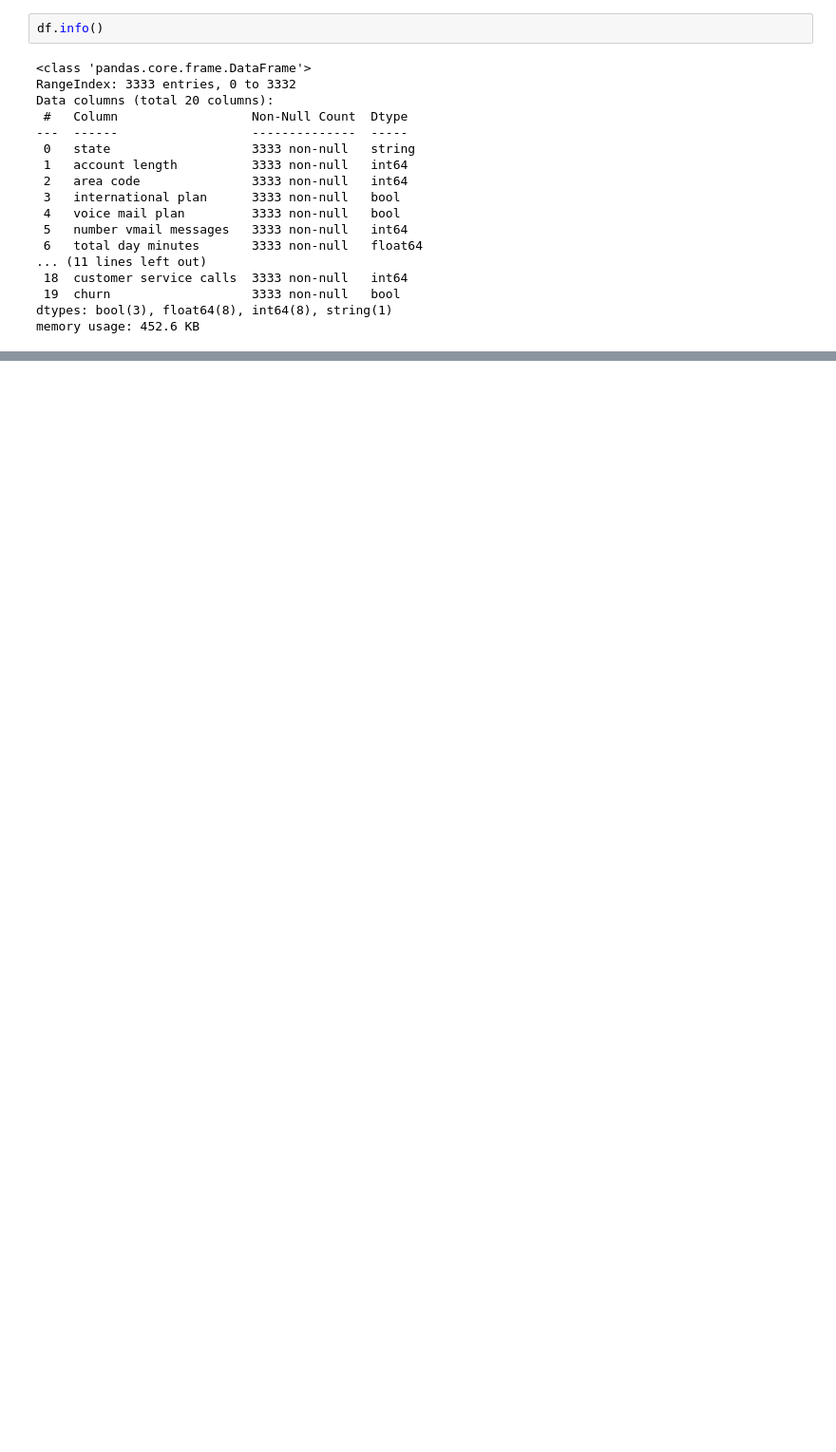
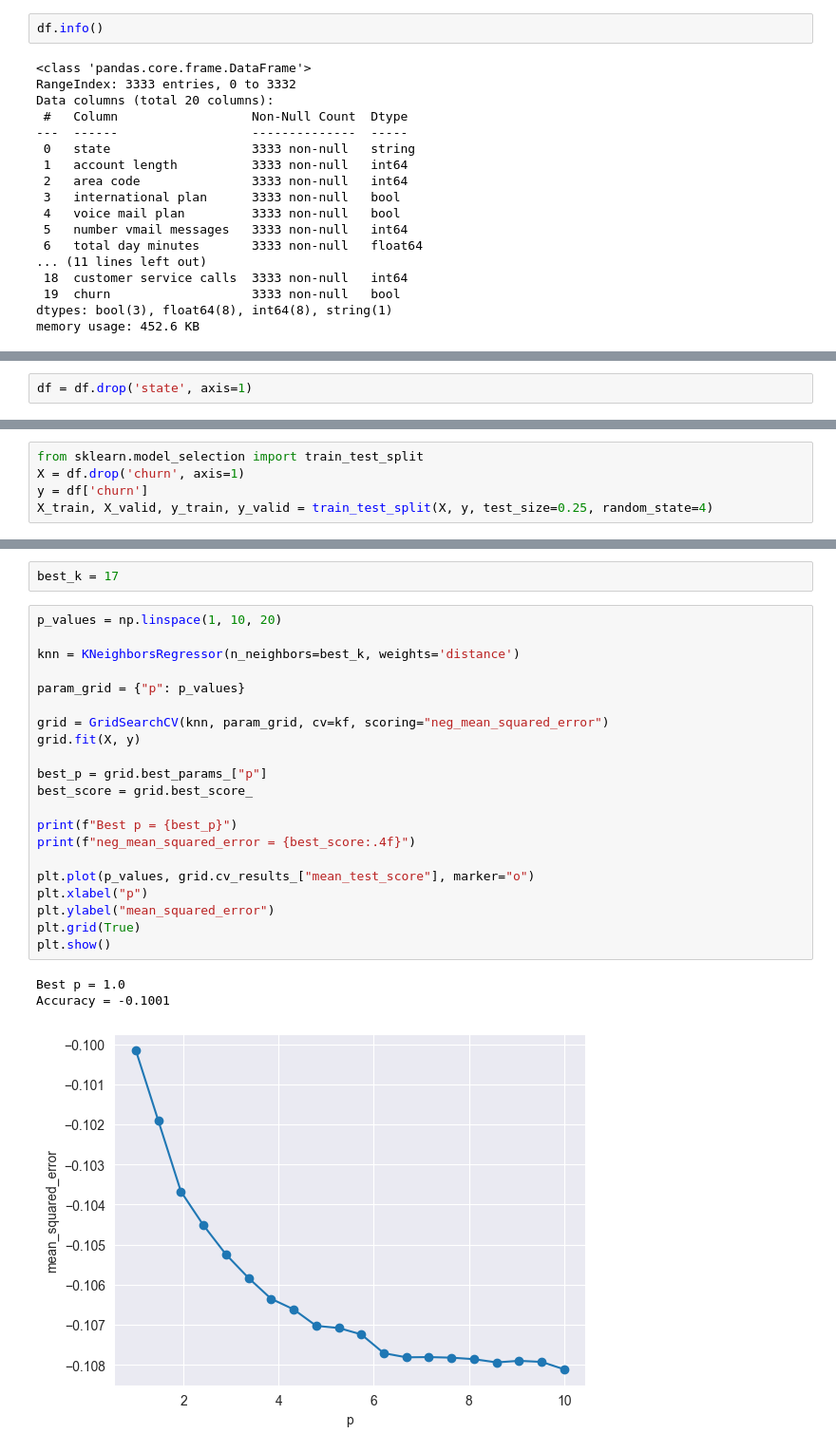
Before and after one commit to SerhiiHerashchenko/PyCharmMiscProject, a Jupyter notebook: notebook.ipynb, the cells around one changed output, grey strips where cells are left out. Shown at 95% size. Cells and saved outputs as stored; diff of their text form; blank space fills up the shorter version.

```diff
--- a/notebook.ipynb
+++ b/notebook.ipynb
@@ -470,0 +118,2 @@ SignificanceResult(statistic=np.float64(9.945099353815805e-60), pvalue=np.float6
+# %%
+df = df.drop('state', axis=1)
@@ -470,0 +140,5 @@ SignificanceResult(statistic=np.float64(9.945099353815805e-60), pvalue=np.float6
+# %%
+from sklearn.model_selection import train_test_split
+X = df.drop('churn', axis=1)
+y = df['churn']
+X_train, X_valid, y_train, y_valid = train_test_split(X, y, test_size=0.25, random_state=4)
@@ -470,0 +254,27 @@ SignificanceResult(statistic=np.float64(9.945099353815805e-60), pvalue=np.float6
+# %%
+best_k = 17
+# %%
+p_values = np.linspace(1, 10, 20)
+
+knn = KNeighborsRegressor(n_neighbors=best_k, weights='distance')
+
+param_grid = {"p": p_values}
+
+grid = GridSearchCV(knn, param_grid, cv=kf, scoring="neg_mean_squared_error")
+grid.fit(X, y)
+
+best_p = grid.best_params_["p"]
+best_score = grid.best_score_
+
+print(f"Best p = {best_p}")
+print(f"neg_mean_squared_error = {best_score:.4f}")
+
+plt.plot(p_values, grid.cv_results_["mean_test_score"], marker="o")
+plt.xlabel("p")
+plt.ylabel("mean_squared_error")
+plt.grid(True)
+plt.show()
+# %% [output]
+Best p = 1.0
+Accuracy = -0.1001
+[figure, added]
```
Also changed, not shown: parts of 77 cells of this notebook.
